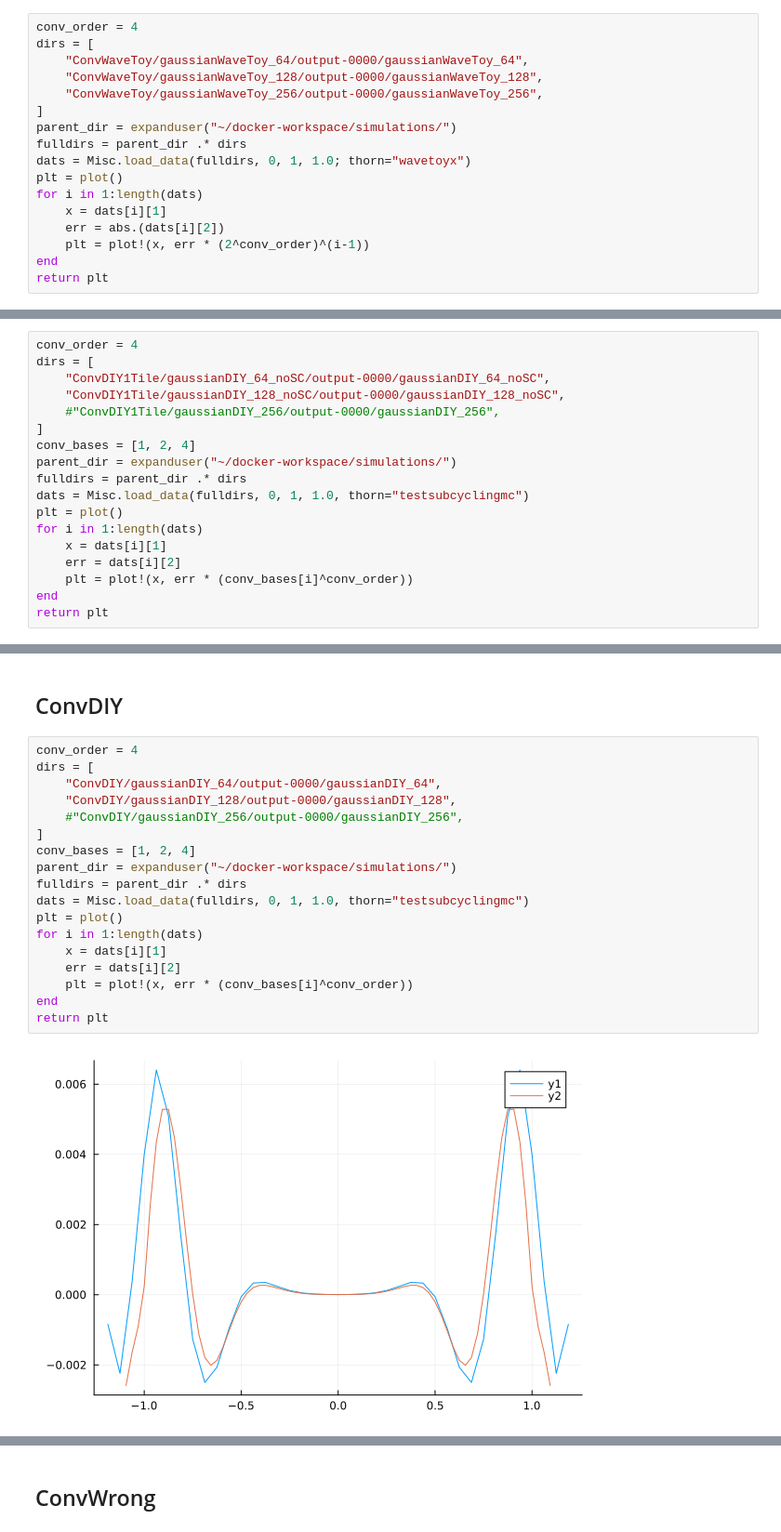
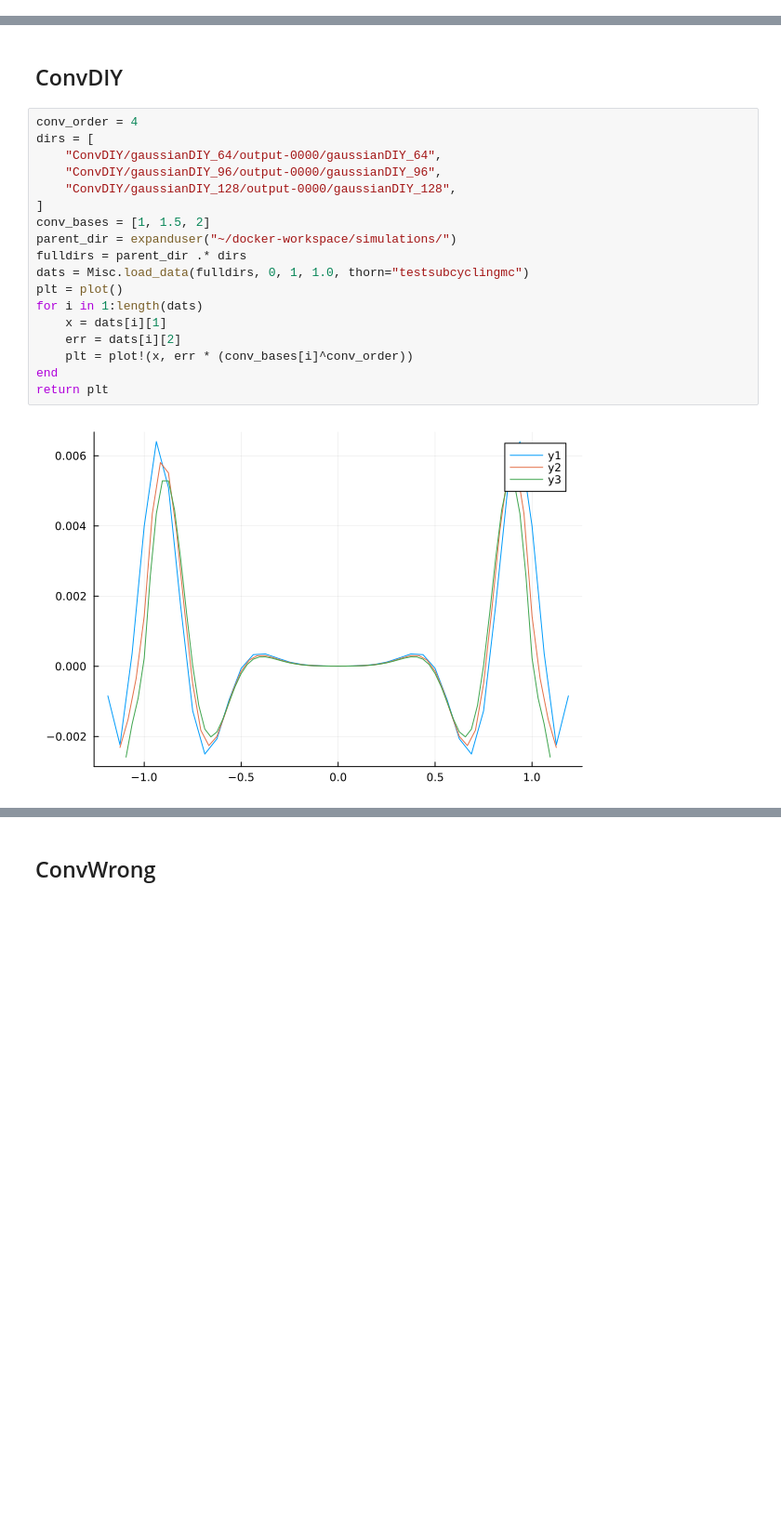
Before and after one commit to lwJi/Docs-Subcycling, a Jupyter notebook: ipynb-carpetx/Convergence.ipynb, the cells around one changed output, grey strips where cells are left out. Shown at 93% size. Drawn from its saved outputs; the diff is of its cells as text; blank space fills up the shorter version.

```diff
--- a/ipynb-carpetx/Convergence.ipynb
+++ b/ipynb-carpetx/Convergence.ipynb
@@ -11,17 +8,0 @@ Main.Misc
-# %%
-conv_order = 4
-dirs = [
-    "ConvWaveToy/gaussianWaveToy_64/output-0000/gaussianWaveToy_64",
-    "ConvWaveToy/gaussianWaveToy_128/output-0000/gaussianWaveToy_128",
-    "ConvWaveToy/gaussianWaveToy_256/output-0000/gaussianWaveToy_256",
-]
-parent_dir = expanduser("~/docker-workspace/simulations/")
-fulldirs = parent_dir .* dirs
-dats = Misc.load_data(fulldirs, 0, 1, 1.0; thorn="wavetoyx")
-plt = plot()
-for i in 1:length(dats)
-    x = dats[i][1]
-    err = abs.(dats[i][2])
-    plt = plot!(x, err * (2^conv_order)^(i-1))
-end
-return plt
@@ -32,18 +8,0 @@ return plt
-# %%
-conv_order = 4
-dirs = [
-    "ConvDIY1Tile/gaussianDIY_64_noSC/output-0000/gaussianDIY_64_noSC",
-    "ConvDIY1Tile/gaussianDIY_128_noSC/output-0000/gaussianDIY_128_noSC",
-    #"ConvDIY1Tile/gaussianDIY_256/output-0000/gaussianDIY_256",
-]
-conv_bases = [1, 2, 4]
-parent_dir = expanduser("~/docker-workspace/simulations/")
-fulldirs = parent_dir .* dirs
-dats = Misc.load_data(fulldirs, 0, 1, 1.0, thorn="testsubcyclingmc")
-plt = plot()
-for i in 1:length(dats)
-    x = dats[i][1]
-    err = dats[i][2]
-    plt = plot!(x, err * (conv_bases[i]^conv_order))
-end
-return plt
@@ -54,23 +11,23 @@ return plt
 # %%
 conv_order = 4
 dirs = [
     "ConvDIY/gaussianDIY_64/output-0000/gaussianDIY_64",
+    "ConvDIY/gaussianDIY_96/output-0000/gaussianDIY_96",
     "ConvDIY/gaussianDIY_128/output-0000/gaussianDIY_128",
-    #"ConvDIY/gaussianDIY_256/output-0000/gaussianDIY_256",
 ]
-conv_bases = [1, 2, 4]
+conv_bases = [1, 1.5, 2]
 parent_dir = expanduser("~/docker-workspace/simulations/")
 fulldirs = parent_dir .* dirs
 dats = Misc.load_data(fulldirs, 0, 1, 1.0, thorn="testsubcyclingmc")
 plt = plot()
 for i in 1:length(dats)
     x = dats[i][1]
     err = dats[i][2]
     plt = plot!(x, err * (conv_bases[i]^conv_order))
 end
 return plt
 # %% [output]
-[figure, old version]
+[figure, new version]
 # %%
 conv_order = 4
 dirs = [
```
Also changed, not shown: parts of 5 cells of this notebook.
